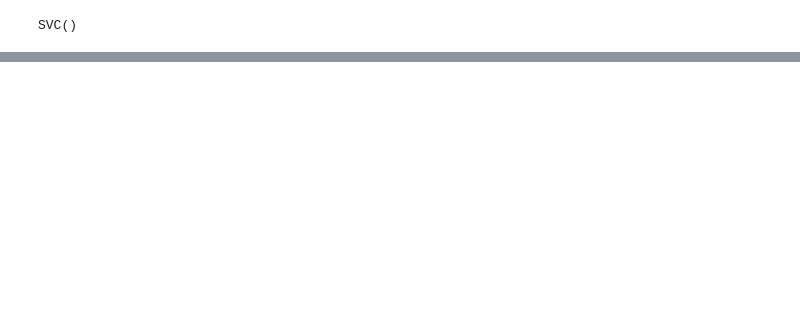
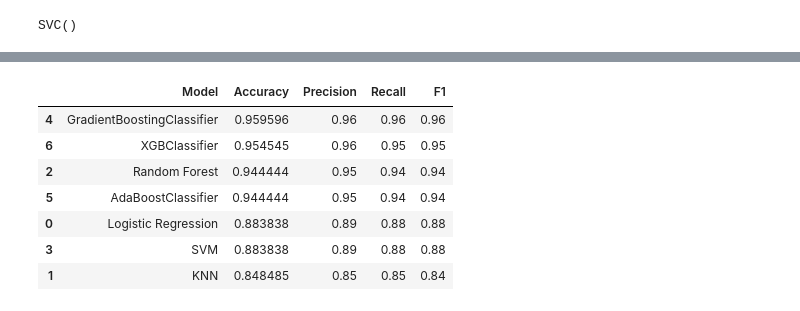
Before and after one commit to gklpcsgn/Weather-Detection, a Jupyter notebook: General_Models.ipynb, the cells around one changed output, grey strips where cells are left out. Saved outputs shown, nothing was run; the diff lists cells and outputs as text; code cells hidden in the pictures; blank space fills up the shorter version.

```diff
--- a/General_Models.ipynb
+++ b/General_Models.ipynb
@@ -141,0 +147,28 @@ thunderstorm_metrics
+# %%
+model_xgbc_rain = XGBClassifier(n_estimators=150, learning_rate=0.1, max_depth=3, random_state=101)
+model_xgbc_rain.fit(X_train, y_train[["Rain"]])
+rain_model_xgbc_metrics = get_metrics(model_xgbc_rain, X_val, y_val[["Rain"]])
+
+
+model_ada_rain = AdaBoostClassifier(n_estimators=150, random_state=101)
+model_ada_rain.fit(X_train, y_train[["Rain"]])
+rain_model_ada_metrics = get_metrics(model_ada_rain, X_val, y_val[["Rain"]])
+
+
+model_gbc_rain = GradientBoostingClassifier(n_estimators=150, random_state=101)
+model_gbc_rain.fit(X_train, y_train[["Rain"]])
+rain_model_gbc_metrics = get_metrics(model_gbc_rain, X_val, y_val[["Rain"]])
+# %%
+rain_metrics = rain_metrics.append({"Model": "GradientBoostingClassifier", "Accuracy": rain_model_gbc_metrics[0], "Precision": rain_model_gbc_metrics[1], "Recall": rain_model_gbc_metrics[2], "F1": rain_model_gbc_metrics[3]}, ignore_index=True)
+rain_metrics = rain_metrics.append({"Model": "AdaBoostClassifier", "Accuracy": rain_model_ada_metrics[0], "Precision": rain_model_ada_metrics[1], "Recall": rain_model_ada_metrics[2], "F1": rain_model_ada_metrics[3]}, ignore_index=True)
+rain_metrics = rain_metrics.append({"Model": "XGBClassifier", "Accuracy": rain_model_xgbc_metrics[0], "Precision": rain_model_xgbc_metrics[1], "Recall": rain_model_xgbc_metrics[2], "F1": rain_model_xgbc_metrics[3]}, ignore_index=True)
+rain_metrics.sort_values(by="F1", ascending=False)
+# %% [output]
+|  | Model | Accuracy | Precision | Recall | F1 |
+| 4 | GradientBoostingClassifier | 0.959596 | 0.96 | 0.96 | 0.96 |
+| 6 | XGBClassifier | 0.954545 | 0.96 | 0.95 | 0.95 |
+| 2 | Random Forest | 0.944444 | 0.95 | 0.94 | 0.94 |
+| 5 | AdaBoostClassifier | 0.944444 | 0.95 | 0.94 | 0.94 |
+| 0 | Logistic Regression | 0.883838 | 0.89 | 0.88 | 0.88 |
+| 3 | SVM | 0.883838 | 0.89 | 0.88 | 0.88 |
+| 1 | KNN | 0.848485 | 0.85 | 0.85 | 0.84 |
```
Also changed, not shown: parts of 9 cells of this notebook, 2 other files.
